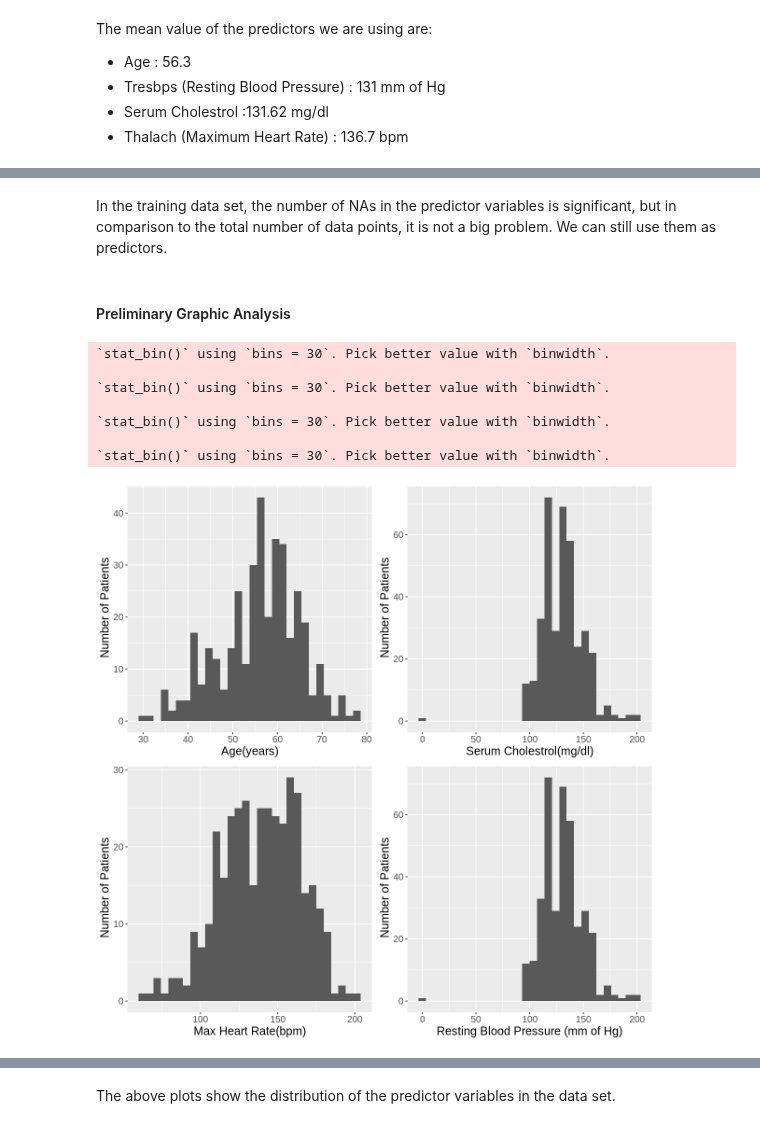
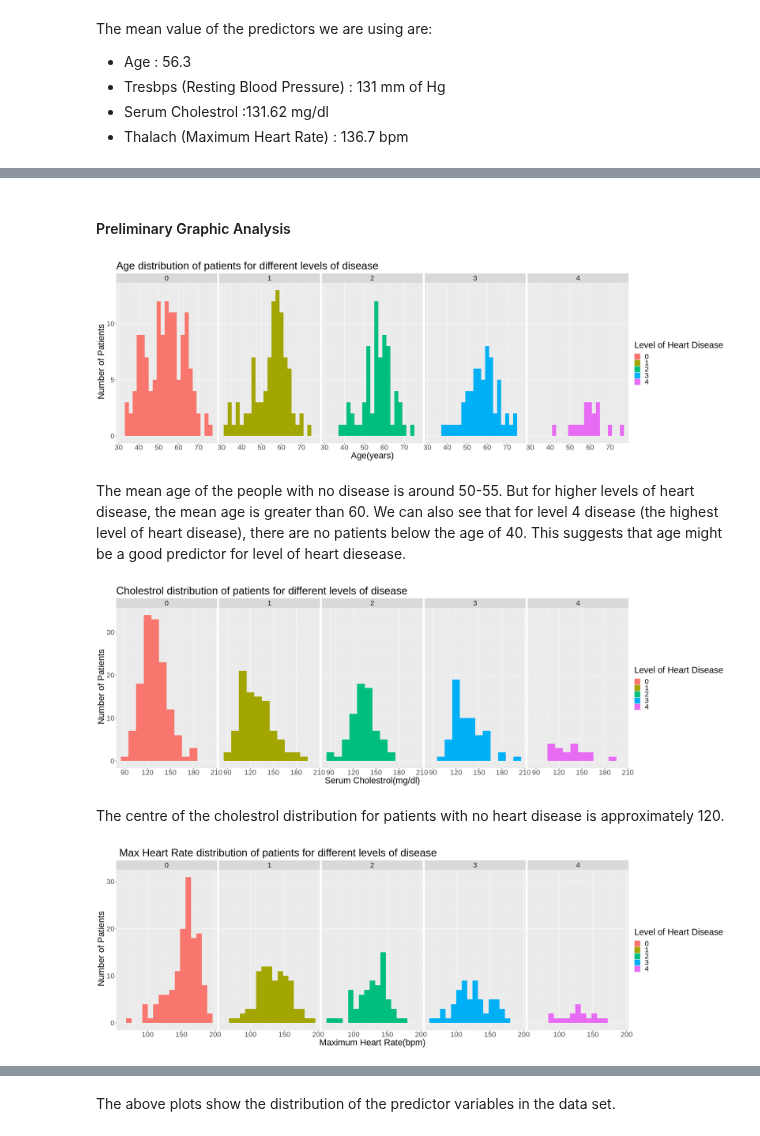
Before and after one commit to sachit-sharma/dsci-100-group-project-group53, a Jupyter notebook: project_report.ipynb, the cells around one changed output, grey strips where cells are left out. Drawn from its saved outputs; the diff is of its cells as text; code cells hidden in the pictures.

Commit message:
Added forward selection predictors and edited exploratory plots by class

```diff
--- a/project_report.ipynb
+++ b/project_report.ipynb
@@ -209,45 +173,44 @@ A tibble: 1 × 4
-# %% [markdown]
-In the training data set, the number of NAs in the predictor variables is significant, but in comparison to the total number of data points, it is not a big problem. We can still use them as predictors.
 # %% [markdown]
 #### Preliminary Graphic Analysis ####
 # %%
-options(repr.plot.width = 10, repr.plot.height = 10)
+options(repr.plot.width = 25, repr.plot.height = 8)
 
-age_hist <- ggplot(heart_disease_train,
-                      aes(x = age)) +
-  geom_histogram() +
-  labs(x = "Age(years)",
-       y = " Number of Patients") +
-  theme(text = element_text(size = 15))
-
-chol_hist <- ggplot(heart_disease_train,
-                      aes(x = chol)) +
-  geom_histogram() +
-  labs(x = "Serum Cholestrol(mg/dl)",
-       y = " Number of Patients") +
-  theme(text = element_text(size = 15))
-
-thalach_hist <- ggplot(heart_disease_train,
-                      aes(x = thalach)) +
-  geom_histogram() +
-  labs(x = "Max Heart Rate(bpm)",
-       y = " Number of Patients") +
-  theme(text = element_text(size = 15))
-
-bp_hist <- ggplot(heart_disease_train,
-                      aes(x = trestbps)) +
-  geom_histogram() +
-  labs(x = "Resting Blood Pressure (mm of Hg)",
-       y = " Number of Patients") +
-  theme(text = element_text(size = 15))
-
-plot_grid(age_hist,chol_hist,thalach_hist,bp_hist)
+age_hist <- ggplot(heart_disease_train,  aes(x = age, fill = class))  +
+             geom_histogram(binwidth = 2) +
+             labs(x = "Age(years)",  y = " Number of Patients", fill = "Level of Heart Disease") +
+             facet_grid(cols = vars(class)) +
+             scale_color_brewer(palette = "Set2") +
+             ggtitle("Age distribution of patients for different levels of disease" ) +
+             theme(text = element_text(size = 25))
+age_hist
 # %% [output]
-`stat_bin()` using `bins = 30`. Pick better value with `binwidth`.
-
-`stat_bin()` using `bins = 30`. Pick better value with `binwidth`.
-
-`stat_bin()` using `bins = 30`. Pick better value with `binwidth`.
-
-`stat_bin()` using `bins = 30`. Pick better value with `binwidth`.
-[figure, old version]
+[figure, new version]
+# %% [markdown]
+The mean age of the people with no disease is around 50-55. But for higher levels of heart disease, the mean age is greater than 60. We can also see that for level 4 disease (the highest level of heart disease), there are no patients below the age of 40.  This suggests that age might be a good predictor for level of heart diesease.
+# %%
+options(repr.plot.width = 25, repr.plot.height = 8)
+chol_hist <- ggplot(heart_disease_train, aes(x = chol, fill = class)) +
+             geom_histogram(binwidth = 10) +
+             labs(x = "Serum Cholestrol(mg/dl)",
+                  y = " Number of Patients",
+                  fill = "Level of Heart Disease") +
+             ggtitle("Cholestrol distribution of patients for different levels of disease" ) +
+             facet_grid(cols = vars(class)) +
+             theme(text = element_text(size = 25))
+chol_hist
+# %% [output]
+[figure, added]
+# %% [markdown]
+The centre of the cholestrol distribution for patients with no heart disease is approximately 120.
+# %%
+options(repr.plot.width = 25, repr.plot.height = 8)
+thalach_hist <- ggplot(heart_disease_train,  aes(x = thalach, fill = class))  +
+               geom_histogram(binwidth = 8) +
+               labs(x = "Maximum Heart Rate(bpm)",  y = " Number of Patients", fill = "Level of Heart Disease") +
+               facet_grid(cols = vars(class)) +
+               scale_color_brewer(palette = "Set2") +
+               ggtitle(" Max Heart Rate distribution of patients for different levels of disease" ) +
+             theme(text = element_text(size = 25))
+thalach_hist
+# %% [output]
+[figure, added]
```
Also changed, not shown: parts of 32 cells of this notebook.
